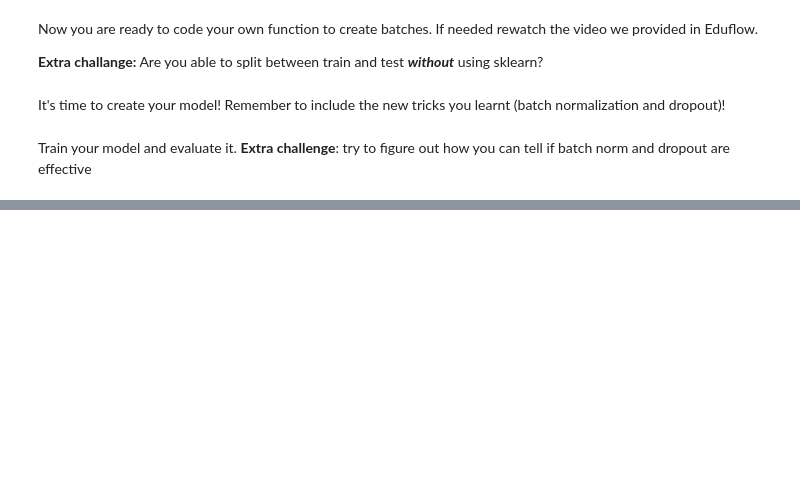
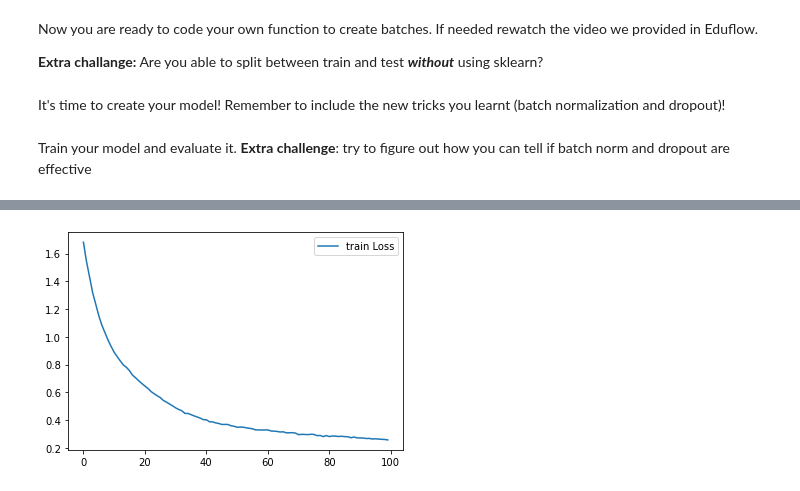
Before and after one commit to VarunKRK/DeepLearning-DS, a Jupyter notebook: Chapter 03/04. DataLoader/Batches_BatchNorm_Dropout.ipynb, the cells around one changed output, grey strips where cells are left out. Drawn from its saved outputs; the diff is of its cells as text; code cells hidden in the pictures; blank space fills up the shorter version.

```diff
--- a/Chapter 03/04. DataLoader/Batches_BatchNorm_Dropout.ipynb
+++ b/Chapter 03/04. DataLoader/Batches_BatchNorm_Dropout.ipynb
@@ -12,0 +30,3 @@ Load the data from data/batches_norm_drop.csv, then take a look at them.
+# %%
+x = data.iloc[:,:-1].values
+y = data.iloc[:,-1].values
@@ -13,8 +36,15 @@ Load the data from data/batches_norm_drop.csv, then take a look at them.
+# %%
+from sklearn.model_selection import train_test_split
+import torch
+
+x_train, x_test, y_train, y_test = train_test_split(x, y, test_size = 0.1, random_state = 0)
+
+x_train = torch.tensor(x_train.astype(np.float32))
+x_test = torch.tensor(x_test.astype(np.float32))
+
+y_train = torch.tensor(y_train.astype(np.float32))
+y_test = torch.tensor(y_test.astype(np.float32))
 # %% [markdown]
 Now you are ready to code your own function to create batches. If needed rewatch the video we provided in Eduflow.
 
 **Extra challange:**    Are you able to split between train and test _**without**_ using sklearn?
-# %%
-def batchify():
-#YOUR CODE HERE
-    pass
@@ -28,0 +104,59 @@ Train your model and evaluate it. **Extra challenge**: try to figure out how you
+# %%
+# YOUR CODE HERE
+import torch.optim as optim
+
+model = Classify()
+
+epochs = 100
+
+
+criterion = nn.MSELoss()
+optimizer = optim.SGD(model.parameters(), lr=1e-3)
+
+loss_train = []
+loss_test = []
+
+
+for epoch in range(epochs):
+
+    running_train_loss = 0
+    running_test_loss = 0
+
+    x_trbh, x_tsbh, y_trbh, y_tsbh = batchify(x_train, x_test, y_train, y_test, 20)
+    for i in range(x_trbh.shape[0]):
+
+
+        optimizer.zero_grad()
+        pred=model.forward(x_trbh[i])
+        train_loss=criterion(pred,y_trbh[i])
+        train_loss.backward()
+        optimizer.step()
+
+
+        model.eval()
+        with torch.no_grad():
+
+            test_pred = model.forward(x_tsbh)
+
+            test_loss = criterion(test_pred, y_tsbh)
+
+
+        model.train()
+
+        running_train_loss += train_loss.item()
+        running_test_loss += test_loss.item()
+
+        #loss_train.append(train_loss.item())
+        #loss_test.append(test_loss.item())
+
+        print(f'Epoch: {epoch + 1} | loss: {train_loss.item()} | test loss: {test_loss.item()}' )
+
+    loss_train.append(running_train_loss/len(x_trbh))
+    loss_test.append(running_test_loss/len(x_tsbh))
+
+plt.plot(loss_train, label='train Loss')
+#plt.plot(loss_test, label='test Loss')
+
+plt.legend()
+plt.show()
+# %% [output]
@@ -28,0 +180 @@ Train your model and evaluate it. **Extra challenge**: try to figure out how you
+[figure, added]
```
Also changed, not shown: parts of 9 cells of this notebook.
